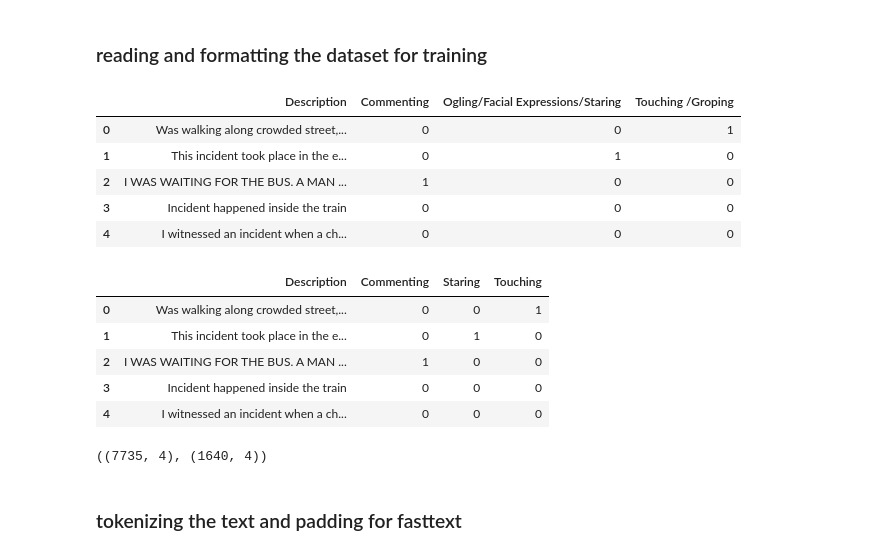
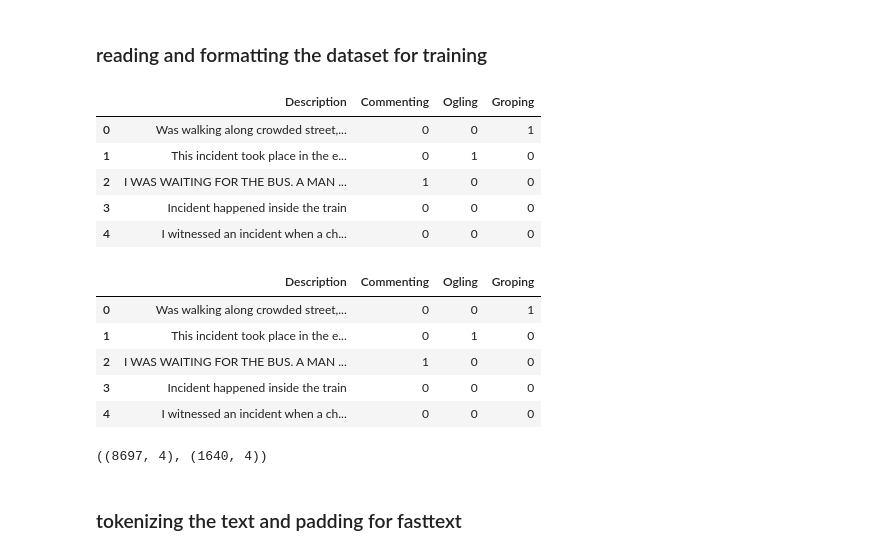
Before and after one commit to purrate/ribbon, a Jupyter notebook: ribbon.ipynb, the cells around one changed output. Saved outputs shown, nothing was run; the diff lists cells and outputs as text; code cells hidden in the pictures.

```diff
--- a/ribbon.ipynb
+++ b/ribbon.ipynb
@@ -20,13 +20,13 @@ from sklearn.metrics import f1_score
 # %% [markdown]
 ### reading and formatting the dataset for training
 # %%
-multi_train = pd.read_csv('train.csv')
-multi_validation = pd.read_csv('dev.csv')
-multi_test = pd.read_csv('test.csv')
+mul_train = pd.read_csv('./datasets/train.csv')
+mul_validation = pd.read_csv('./datasets/dev.csv')
+mul_test = pd.read_csv('./datasets/test.csv')
 # %%
-multi_train.head()
+mul_train.head()
 # %% [output]
-|  | Description | Commenting | Ogling/Facial Expressions/Staring | Touching /Groping |
+|  | Description | Commenting | Ogling | Groping |
 | 0 | Was walking along crowded street,... | 0 | 0 | 1 |
 | 1 | This incident took place in the e... | 0 | 1 | 0 |
 | 2 | I WAS WAITING FOR THE BUS. A MAN ... | 1 | 0 | 0 |
@@ -44,16 +44,16 @@ multi_test.drop_duplicates(keep = 'first', inplace=True)
 # %%
-train = pd.concat([multi_train, multi_validation], axis=0 ) # concatinating the train and validation set
-train.head()
+train = pd.concat([train, validation], axis=0 ) # concatinating the train and validation set
+mul_train.head()
 # %% [output]
-|  | Description | Commenting | Staring | Touching |
+|  | Description | Commenting | Ogling | Groping |
 | 0 | Was walking along crowded street,... | 0 | 0 | 1 |
 | 1 | This incident took place in the e... | 0 | 1 | 0 |
 | 2 | I WAS WAITING FOR THE BUS. A MAN ... | 1 | 0 | 0 |
 | 3 | Incident happened inside the train | 0 | 0 | 0 |
 | 4 | I witnessed an incident when a ch... | 0 | 0 | 0 |
 # %%
-test = multi_test
+test = mul_test
 train.shape, test.shape
 # %% [output]
-((7735, 4), (1640, 4))
+((8697, 4), (1640, 4))
 # %%
```
Also changed, not shown: parts of 12 cells of this notebook, 13 other files.
